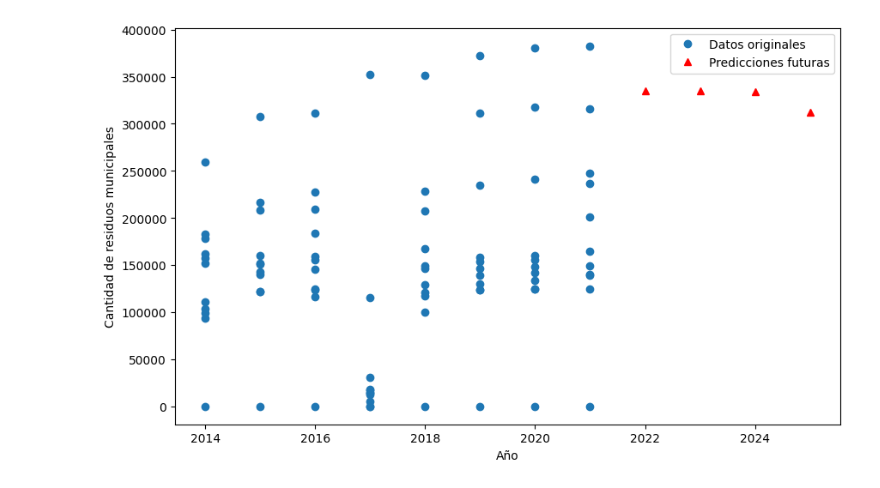
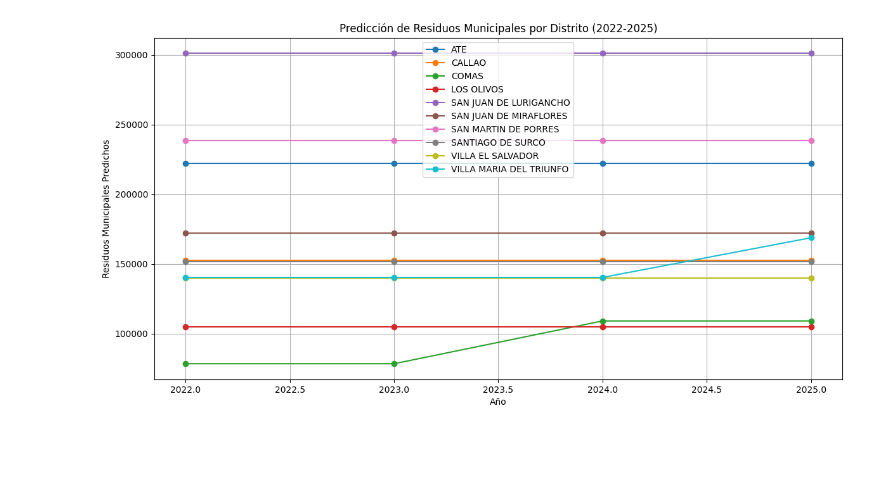
Before and after one commit to AlvaroCastro22/SI-TF, a Jupyter notebook: prueba1.ipynb, the cells around one changed output. Saved outputs shown, nothing was run; the diff lists cells and outputs as text; code cells hidden in the pictures; blank space fills up the shorter version.

```diff
--- a/prueba1.ipynb
+++ b/prueba1.ipynb
@@ -1,56 +3,87 @@
 # %%
 import pandas as pd
-from sklearn.model_selection import train_test_split, GridSearchCV
+import numpy as np
+from sklearn.model_selection import train_test_split
 from sklearn.neighbors import KNeighborsRegressor
 from sklearn.metrics import mean_squared_error
 from sklearn.preprocessing import StandardScaler
 import matplotlib.pyplot as plt
 
-# Cargar el archivo CSV
+# Paso 1: Cargar el archivo CSV
 file_path = '/home/data/datos_procesados.csv'
 df = pd.read_csv(file_path, delimiter=',')
 
-# Seleccionar las características y la variable objetivo
-X = df[['PERIODO', 'POB_URBANA']]
+# Paso 2: Seleccionar las características (PERIODO y POB_URBANA) y la variable objetivo (QRESIDUOS_MUN)
+X = df[['DISTRITO', 'PERIODO', 'POB_URBANA']]
 y = df['QRESIDUOS_MUN']
 
-# Estandarizar las características
+# Convertir 'DISTRITO' a variables dummy (one-hot encoding)
+X = pd.get_dummies(X, columns=['DISTRITO'])
+
+# Paso 3: Estandarizar las características para que tengan media 0 y desviación estándar 1
 scaler = StandardScaler()
 X_scaled = scaler.fit_transform(X)
 
-# Dividir los datos en conjuntos de entrenamiento y prueba
+# Paso 4: Dividir los datos en conjuntos de entrenamiento y prueba (80% entrenamiento, 20% prueba)
 X_train, X_test, y_train, y_test = train_test_split(X_scaled, y, test_size=0.2, random_state=42)
 
-# Búsqueda del mejor número de vecinos
-param_grid = {'n_neighbors': range(1, 21)}
-grid_search = GridSearchCV(KNeighborsRegressor(), param_grid, cv=5, scoring='neg_mean_squared_error')
-grid_search.fit(X_train, y_train)
+# Paso 5: Crear el modelo kNN y entrenarlo con los datos de entrenamiento
+knn = KNeighborsRegressor(n_neighbors=5)  # Usamos 5 vecinos como ejemplo
+knn.fit(X_train, y_train)
 
-# Mejor modelo kNN
-best_knn = grid_search.best_estimator_
+# Paso 6: Hacer predicciones en el conjunto de prueba y calcular el error cuadrático medio (MSE)
+y_pred = knn.predict(X_test)
+mse = mean_squared_error(y_test, y_pred)
+print(f'Error Cuadrático Medio (MSE): {mse}')
 
-# Evaluar el modelo
-y_pred = best_knn.predict(X_test)
-mse = mean_squared_error(y_test, y_pred)
-print(f'Mean Squared Error: {mse}')
+# Paso 7: Predicción para los próximos años por distrito
+future_years = [2022, 2023, 2024, 2025]
+future_data = []
 
-# Predicción para los siguientes años
-future_years = pd.DataFrame({
-    'PERIODO': [2022, 2023, 2024, 2025],
-    'POB_URBANA': [1000000, 1020000, 1040000, 1060000]  # Ejemplo de población urbana proyectada
-})
-future_years_scaled = scaler.transform(future_years)
-future_predictions = best_knn.predict(future_years_scaled)
-future_years['QRESIDUOS_MUN_PRED'] = future_predictions
+for distrito in df['DISTRITO'].unique():
+    poblacion_anterior = df[(df['DISTRITO'] == distrito) & (df['PERIODO'] == df['PERIODO'].max())]['POB_URBANA'].values[0]
+    for year in future_years:
+        if year == 2022:
+            poblacion = poblacion_anterior
+        else:
+            poblacion *= 1.02  # Suposición de crecimiento poblacional
 
-print(future_years)
+        future_data.append({
+            'DISTRITO': distrito,
+            'PERIODO': year,
+            'POB_URBANA': poblacion
+        })
 
-# Visualizar los resultados
-plt.figure(figsize=(10, 6))
-plt.plot(df['PERIODO'], df['QRESIDUOS_MUN'], 'o', label='Datos originales')
-plt.plot(future_years['PERIODO'], future_years['QRESIDUOS_MUN_PRED'], 'r^', label='Predicciones futuras')
+future_df = pd.DataFrame(future_data)
+future_df_encoded = pd.get_dummies(future_df, columns=['DISTRITO'])
+future_df_scaled = scaler.transform(future_df_encoded)
+
+future_predictions = knn.predict(future_df_scaled)
+future_df['QRESIDUOS_MUN_PRED'] = future_predictions
+
+# Imprimir la población total y residuos municipales predichos por distrito y año
+for distrito in df['DISTRITO'].unique():
+    print(f'\nDistrito: {distrito}')
+    distrito_data = future_df[future_df['DISTRITO'] == distrito]
+    for year in future_years:
+        row = distrito_data[distrito_data['PERIODO'] == year]
+        poblacion = row['POB_URBANA'].values[0]
+        residuos = row['QRESIDUOS_MUN_PRED'].values[0]
+        print(f'Año: {year}, Población: {poblacion:.0f}, Residuos Municipales Predichos: {residuos:.2f}')
+
+# Paso 8: Visualización de los resultados
+plt.figure(figsize=(14, 7))
+for distrito in df['DISTRITO'].unique():
+    distrito_data = future_df[future_df['DISTRITO'] == distrito]
+    plt.plot(distrito_data['PERIODO'], distrito_data['QRESIDUOS_MUN_PRED'], marker='o', label=distrito)
+
 plt.xlabel('Año')
-plt.ylabel('Cantidad de residuos municipales')
+plt.ylabel('Residuos Municipales Predichos')
+plt.title('Predicción de Residuos Municipales por Distrito (2022-2025)')
 plt.legend()
+plt.grid(True)
 plt.show()
+
+# Guardar el DataFrame de predicciones futuras en un archivo CSV
+future_df.to_csv('/home/data/predicciones_futuras.csv', index=False)
 # %% [output]
@@ -63 +107 @@ Mean Squared Error: 4490381821.015227
-[figure, old version]
+[figure, new version]
```
Also changed, not shown: parts of 2 cells of this notebook.
